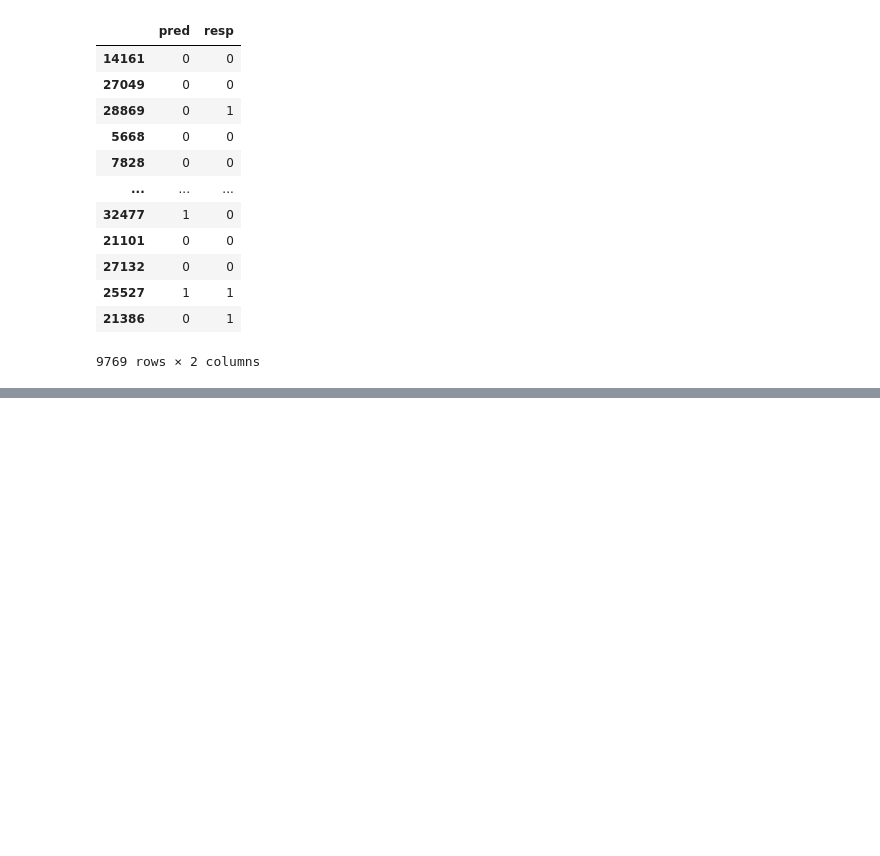
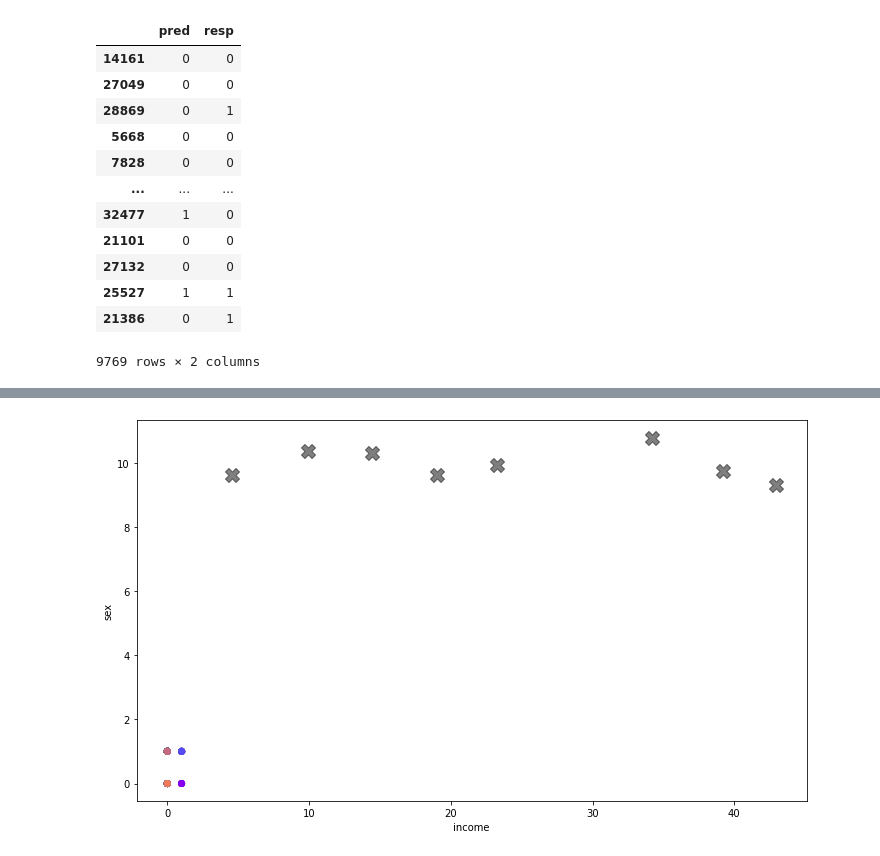
Before and after one commit to StoneHg/IA2, a Jupyter notebook: NAC2 IA.ipynb, the cells around one changed output, grey strips where cells are left out. Drawn from its saved outputs; the diff is of its cells as text; code cells hidden in the pictures; blank space fills up the shorter version.

```diff
--- a/NAC2 IA.ipynb
+++ b/NAC2 IA.ipynb
@@ -210,0 +181,3 @@ data
+# %%
+data_select = data.sample(500)
+data_select.head()
@@ -226,0 +241,9 @@ ValueError: could not convert string to float: ' Bachelors'
+# %%
+plt.scatter(data_select.income, data_select.sex, c=y_kmeans, alpha=0.5, cmap='rainbow')
+plt.xlabel('income')
+plt.ylabel('sex')
+# plota os centroides também
+plt.scatter(centroides[:, 0], centroides[:, 1], c='black', marker='X', s=200, alpha=0.5)
+plt.show()
+# %% [output]
+[figure, added]
```
Also changed, not shown: parts of 47 cells of this notebook.
